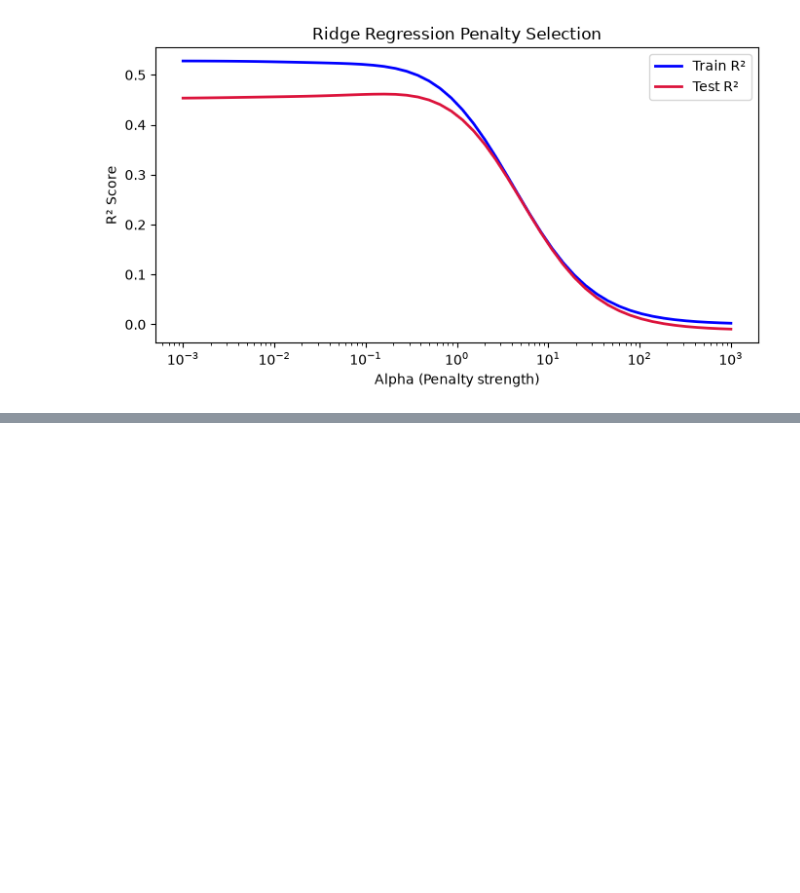
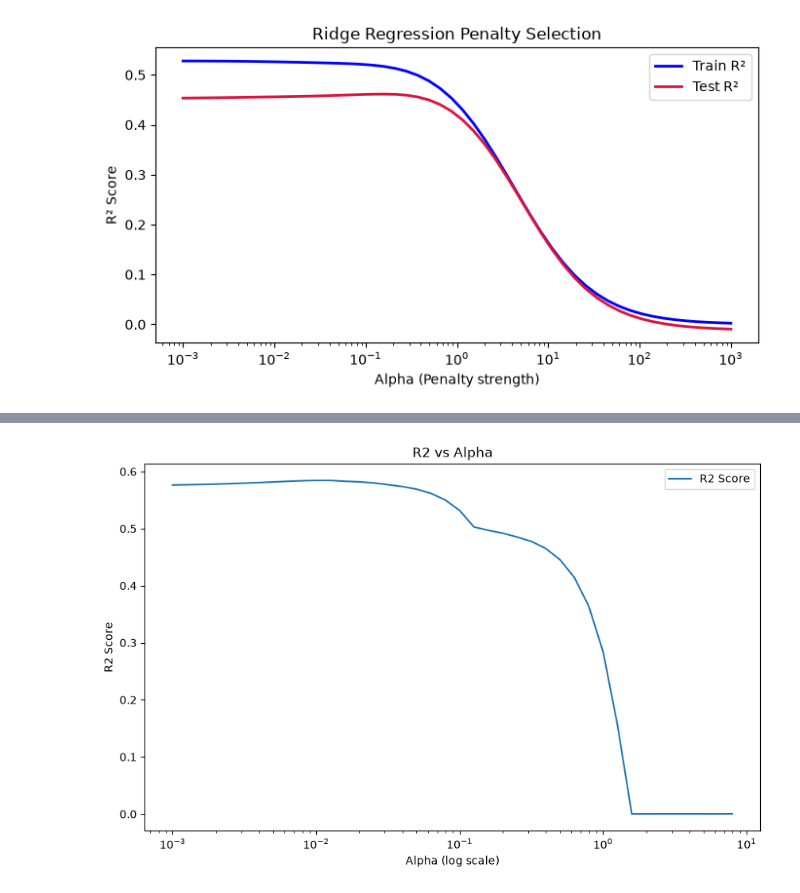
Before and after one commit to benandrews-dev/CD704-ML, a Jupyter notebook: week-04/notebooks/Week04Exercises.ipynb, the cells around one changed output, grey strips where cells are left out. Drawn from its saved outputs; the diff is of its cells as text; code cells hidden in the pictures; blank space fills up the shorter version.

```diff
--- a/week-04/notebooks/Week04Exercises.ipynb
+++ b/week-04/notebooks/Week04Exercises.ipynb
@@ -478,0 +472,15 @@ are generated (try to find when the models break).
+# %%
+from sklearn.datasets import fetch_california_housing
+
+# Load the california housing dataset and split it into training and test sets.
+
+california = fetch_california_housing(data_home="../../scikit_learn_data", download_if_missing=False)
+X = california.data
+y = california.target
+
+for i in range(0, 20):
+    # Generate synthetic data with the same number of samples as the california housing dataset
+    synthetic_data = np.random.normal(0, 1, size=len(X))
+    X = np.column_stack((X, synthetic_data))
+
+X_train, X_test, y_train, y_test = train_test_split(X, y, test_size=0.2, random_state=42)
@@ -478,0 +520,75 @@ are generated (try to find when the models break).
+# %%
+from sklearn.datasets import fetch_california_housing
+
+# Load the california housing dataset and split it into training and test sets.
+
+california = fetch_california_housing(data_home="../../scikit_learn_data", download_if_missing=False)
+X = california.data
+y = california.target
+
+for i in range(0, 20):
+    # Generate synthetic data with the same number of samples as the california housing dataset
+    synthetic_data = np.random.normal(0, 1, size=len(X))
+    X = np.column_stack((X, synthetic_data))
+
+X_train, X_test, y_train, y_test = train_test_split(X, y, test_size=0.2, random_state=42)
+
+alpha_vals = []
+r2_vals = []
+y_vals = []
+num_non_zero_coefs = []
+for i in range(-30, 10, 1):
+    alpha = 10 ** (i/10)
+    lasso_model = Lasso(alpha=alpha).fit(X_train, y_train)
+    alpha_vals.append(alpha)
+    # Get the R-squared score of the Lasso model on the test data
+    r2_score = lasso_model.score(X_test, y_test)
+    r2_vals.append(r2_score)
+    y_vals.append(lasso_model.coef_)
+    # Count the number of non-zero coefficients
+    num_non_zero_coefs.append(np.sum(lasso_model.coef_ != 0))
+
+# Plot the R-squared scores of the Lasso model for different alpha values
+plt.figure(figsize=(10, 6))
+plt.plot(alpha_vals, r2_vals, label=f'R2 Score')
+
+plt.xscale('log')
+plt.xlabel('Alpha (log scale)')
+plt.ylabel('R2 Score')
+plt.title('R2 vs Alpha')
+plt.legend()
+plt.show()
+
+# Plot the coefficients of the LASSO model for different alpha values
+plt.figure(figsize=(10, 6))
+for i in range(len(y_vals[0])):
+    plt.plot(alpha_vals, [y[i] for y in y_vals], label=f'Coefficient {i+1}')
+
+plt.xscale('log')
+plt.xlabel('Alpha (log scale)')
+plt.ylabel('Coefficient Value')
+plt.title('LASSO Coefficients vs Alpha')
+plt.legend()
+plt.show()
+
+# Plot the number of non-zero coefficients of the LASSO model for different alpha values
+plt.figure(figsize=(10, 6))
+plt.plot(alpha_vals, num_non_zero_coefs, label='Number of Non-Zero Coefficients', color='green')
+plt.xscale('log')
+plt.xlabel('Alpha (log scale)')
+plt.ylabel('Number of Non-Zero Coefficients')
+plt.title('Number of Non-Zero Coefficients vs Alpha')
+plt.legend()
+plt.show()
+
+tmp = np.array(num_non_zero_coefs)
+tmp = np.stack((tmp, alpha_vals), axis=1)
+print("Number of Non-Zero Coefficients and Corresponding Alpha Values:")
+print(tmp)
+
+tmp2 = np.array(r2_vals)
+tmp2 = np.stack((tmp2, alpha_vals), axis=1)
+print("R2 Scores and Corresponding Alpha Values:")
+print(tmp2)
+# %% [output]
+[figure, added]
```
Also changed, not shown: parts of 10 cells of this notebook.
